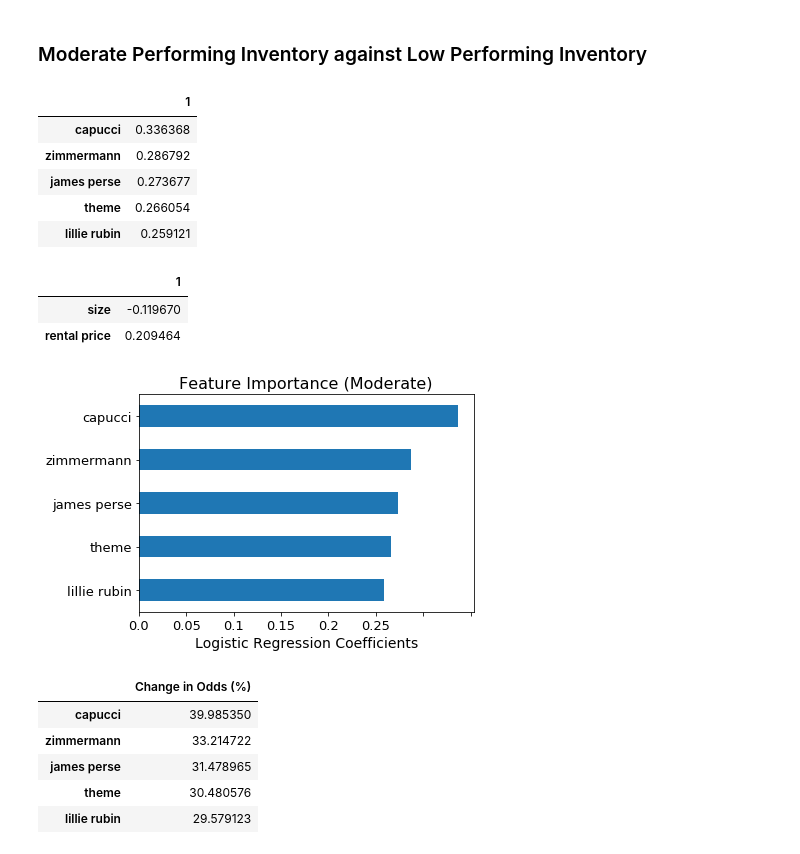
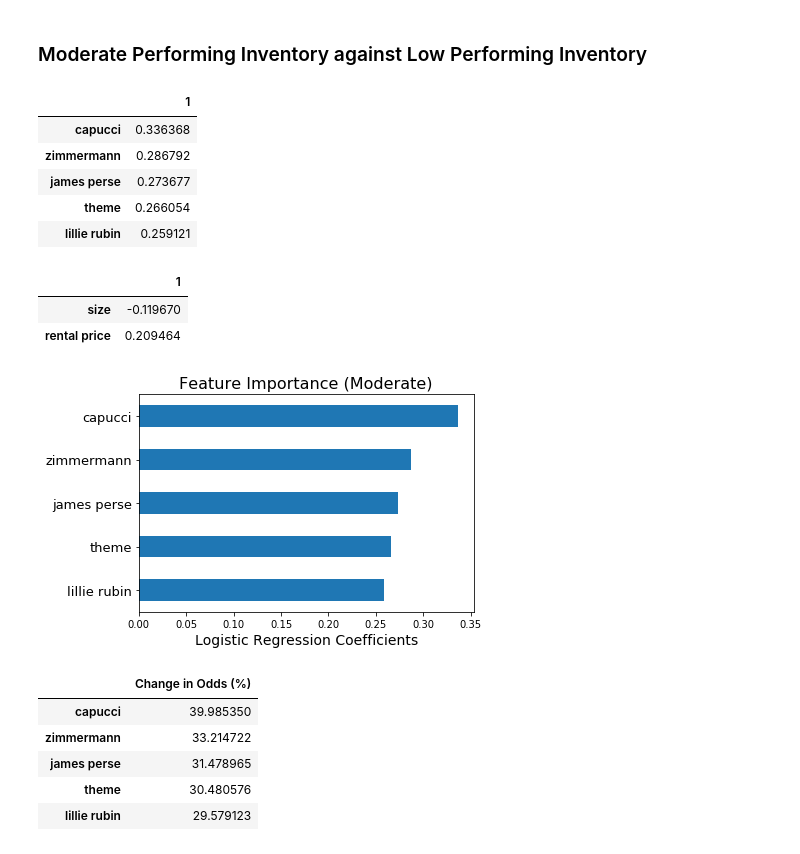
Before and after one commit to ecampana/borrow-my-style, a Jupyter notebook: model-performance.ipynb, the cells around one changed output. Cells and saved outputs as stored; diff of their text form; code cells hidden in the pictures.

```diff
--- a/model-performance.ipynb
+++ b/model-performance.ipynb
@@ -666,36 +666,36 @@ k_class = k_class_log.rename({'brand_capucci': 'capucci',
                               'brand_theme': 'theme',
                               'brand_lillie rubin': 'lillie rubin',
                               'rental_price': 'rental price'})
 
 ax = k_class.head(top_n).plot(kind='barh')
 
 plt.title('Feature Importance (Moderate)', fontsize=16)
 
 plt.xlabel('Logistic Regression Coefficients', fontsize=14)
 
 plt.gca().invert_yaxis()
 
-rng = [float(x)/100 for x in range(0, 30, 5)]
+#rng = [float(x)/100 for x in range(0, 30, 5)]
+#ax.set_xticklabels(rng, rotation=0, fontsize=13)
 
-ax.set_xticklabels(rng, rotation=0, fontsize=13)
 ax.set_yticklabels(k_class.index, rotation=0, fontsize=13)
 
 ax.legend_.remove()
 
 display(k_class.head(top_n))
 
 display(k_class.loc[['size', 'rental price'], :])
 # %% [output]
 |  | 1 |
 | capucci | 0.336368 |
 | zimmermann | 0.286792 |
 | james perse | 0.273677 |
 | theme | 0.266054 |
 | lillie rubin | 0.259121 |
 |  | 1 |
 | size | -0.119670 |
 | rental price | 0.209464 |
-[figure, old version]
+[figure, new version]
 # %%
 # In terms of Percentage change in odds
 
```
Also changed, not shown: parts of 2 cells of this notebook, 7 other files.
